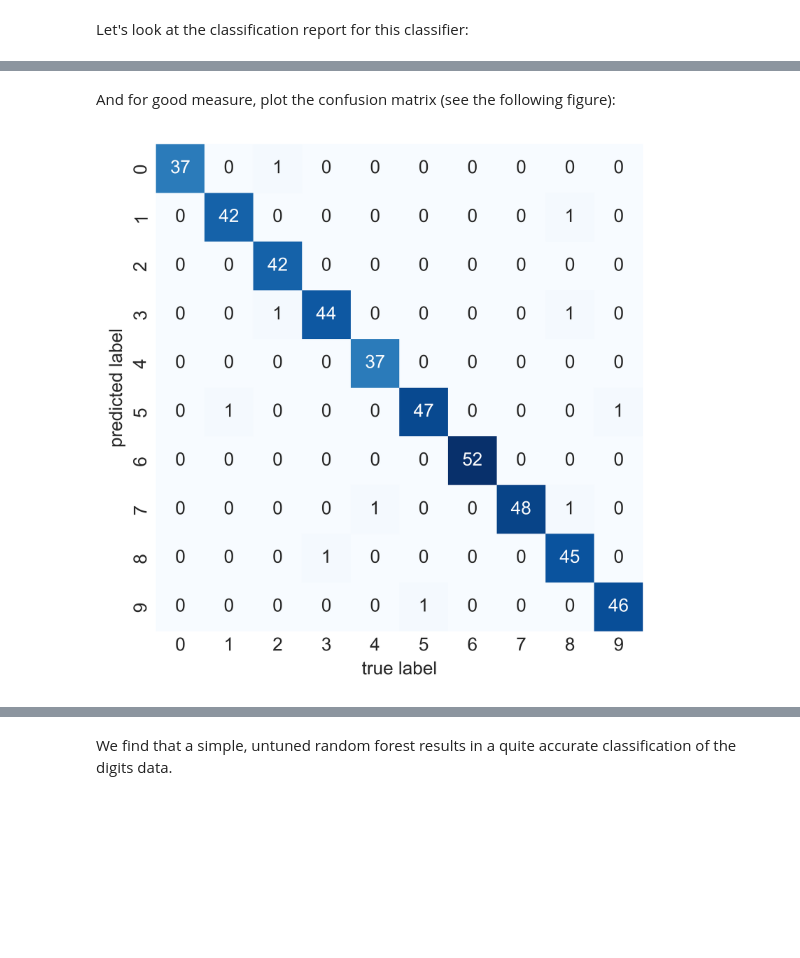
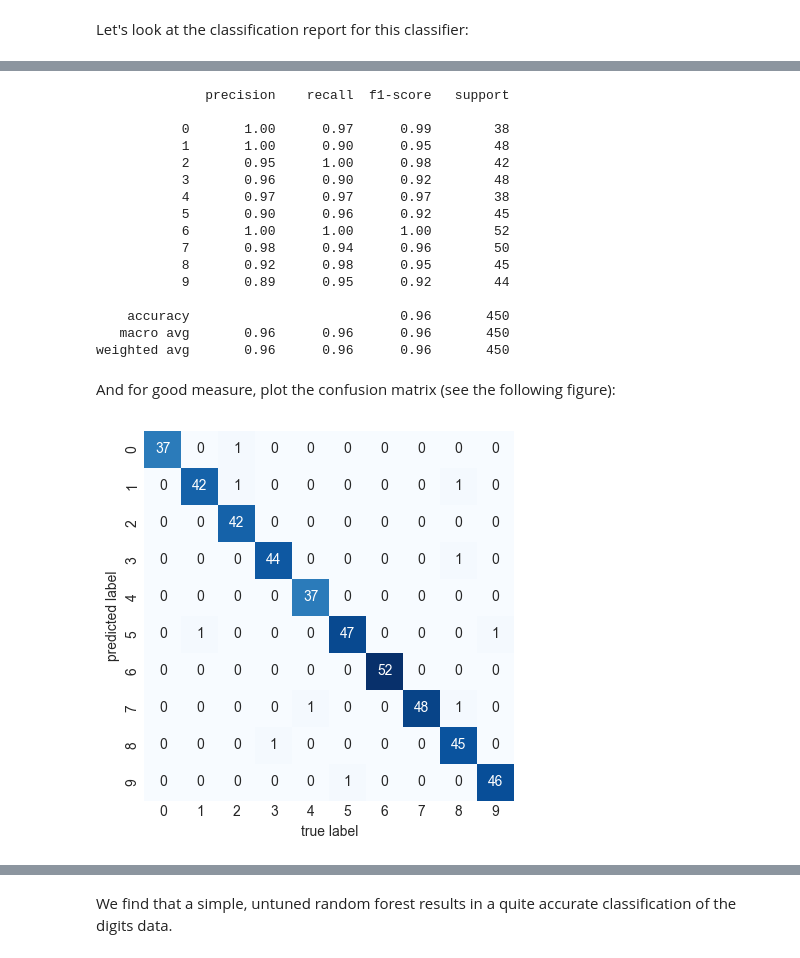
Before and after one commit to Chi-EEE/Data_Science-Project, a Jupyter notebook: Notebooks/05.08-Random-Forests.ipynb, the cells around one changed output, grey strips where cells are left out. Cells and saved outputs as stored; diff of their text form; code cells hidden in the pictures; blank space fills up the shorter version.

Commit message:
Work more on Random Forests

```diff
--- a/Notebooks/05.08-Random-Forests.ipynb
+++ b/Notebooks/05.08-Random-Forests.ipynb
@@ -258,0 +258,4 @@ ypred = model.predict(Xtest)
+# %%
+model = RandomForestClassifier(n_estimators=1000)
+model.fit(Xtrain, ytrain)
+ypred1 = model.predict(Xtest)
@@ -281,12 +312,32 @@ weighted avg       0.98      0.98      0.98       450
+# %%
+from sklearn import metrics
+print(metrics.classification_report(ypred3, ytest))
+# %% [output]
+              precision    recall  f1-score   support
+
+           0       1.00      0.97      0.99        38
+           1       1.00      0.90      0.95        48
+           2       0.95      1.00      0.98        42
+           3       0.96      0.90      0.92        48
+           4       0.97      0.97      0.97        38
+           5       0.90      0.96      0.92        45
+           6       1.00      1.00      1.00        52
+           7       0.98      0.94      0.96        50
+           8       0.92      0.98      0.95        45
+           9       0.89      0.95      0.92        44
+
+    accuracy                           0.96       450
+   macro avg       0.96      0.96      0.96       450
+weighted avg       0.96      0.96      0.96       450
 # %% [markdown]
 And for good measure, plot the confusion matrix (see the following figure):
 # %%
 from sklearn.metrics import confusion_matrix
 import seaborn as sns
-mat = confusion_matrix(ytest, ypred)
+mat = confusion_matrix(ytest, ypred1)
 sns.heatmap(mat.T, square=True, annot=True, fmt='d',
             cbar=False, cmap='Blues')
 plt.xlabel('true label')
 plt.ylabel('predicted label');
 # %% [output]
-[figure, old version]
+[figure, new version]
```
Also changed, not shown: parts of 9 cells of this notebook.
